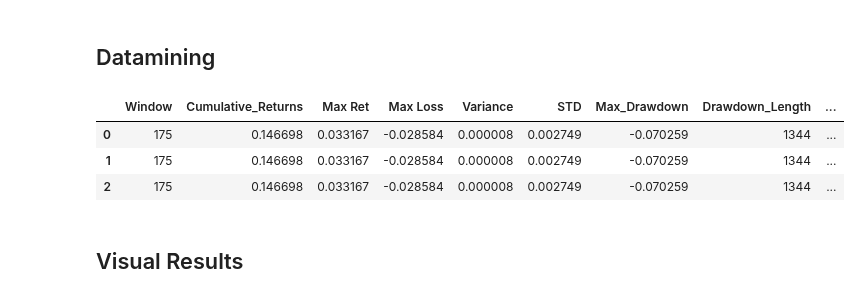
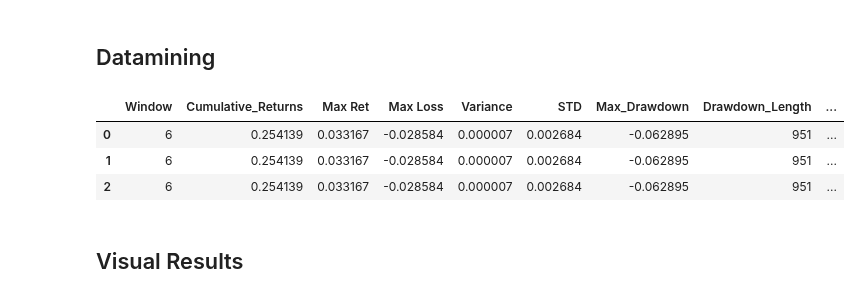
Before and after one commit to adamd1985/intra_day_futures_arb, a Jupyter notebook: ta_momentum.ipynb, the cells around one changed output. Saved outputs shown, nothing was run; the diff lists cells and outputs as text; code cells hidden in the pictures.

```diff
--- a/ta_momentum.ipynb
+++ b/ta_momentum.ipynb
@@ -156,10 +157,0 @@ where:
-# %%
-def get_tsmom_signals(prices, look_back_period=HALF_LIFE):
-    momentum = prices / prices.shift(look_back_period) - 1
-    signals = np.where(momentum > 0, 1, -1)
-    signals_df = pd.DataFrame(signals, index=prices.index, columns=["MOM"])
-
-    return signals_df
-
-tsmom_signals = get_tsmom_signals(target_fut_df[f"{TARGET_FUT}_Close"])
-tsmom_signals
@@ -180,0 +158,18 @@ tsmom_signals
+# %%
+def get_tsmom_signals(prices, lookback, period):
+    def get_auto_covariance(returns, window):
+        mean_returns = returns.rolling(window=window).mean()
+        auto_cov = (returns - mean_returns).rolling(window=window).apply(lambda x: np.cov(x, x)[0, 1])
+        return auto_cov
+
+    returns = prices.pct_change().fillna(0.)
+    auto_cov = get_auto_covariance(returns, lookback).fillna(0.)
+
+    signals = np.sign(auto_cov)
+    signals_df = pd.DataFrame({
+        'TSMOM': signals,
+    }, index=returns.index)
+    return signals_df
+
+tsmom_signals = get_tsmom_signals(target_fut_df[f"{TARGET_FUT}_Close"], lookback=abs(HALF_LIFE), period=INTERVAL)
+tsmom_signals
@@ -186,12 +196,13 @@ import itertools
 import math
 from scipy.stats import skew, kurtosis
 
-def tsmom_backtest(df, target_col, window):
+def tsmom_backtest(df, target_col, window=abs(HALF_LIFE), period=INTERVAL):
     df = df.copy()
     df['Closed'] = 0
     df['Position'] = 0
     df['Ret'] = 0.0
-    df['TSMOM'] = get_tsmom_signals(df[target_col], window)
+    ts_mom_df = get_tsmom_signals(target_fut_df[f"{TARGET_FUT}_Close"], lookback=window, period=period)
+    df['TSMOM'] = ts_mom_df['TSMOM']
 
 
     df['TSMOM_Shifted'] = df['TSMOM'].shift(1).fillna(0)
@@ -251,7 +262,7 @@ def tsmom_backtest(df, target_col, window):
 
     return df, stats_df
 
-def param_search_tsmom(df, target_col, initial_window=HALF_LIFE, window_factor = 1.5, window_min = 4, intial_std_adjustment=0.5, hurst=HURST):
+def param_search_tsmom(df, target_col, initial_window=HALF_LIFE, window_factor = 1.5, window_min = 4, intial_std_adjustment=0.5):
     assert initial_window > 0 and initial_window > window_min, f"initial_window: {initial_window} > window_min: {window_min}"
 
     num_steps = int(math.log(initial_window / window_min, window_factor)) + 1
@@ -284,37 +295,37 @@ def param_search_tsmom(df, target_col, initial_window=HALF_LIFE, window_factor =
             best_rets_stats = stats_df.copy()
 
         stat = stats_df['Max_Drawdown'].iloc[0]
         if stat > best_mdd:
             best_mdd = stat
             best_mdd_stats = stats_df.copy()
 
     # We're datamining, we need to deflated the sharpe!
     for df in [best_sharpe_stats, best_rets_stats, best_mdd_stats]:
         df['Sharpe'] = deflated_sharpe_ratio(df['Sharpe'].iloc[0],
                                             len(df['Rets'].iloc[0]),
                                             df['Rets_Skew'].iloc[0],
                                             df['Rets_Kurt'].iloc[0],
                                             sharpes,
                                             n_tests)
 
     results_df = pd.concat([best_sharpe_stats.assign(Metric='Sharpe'),
                             best_rets_stats.assign(Metric='Cumulative Returns'),
                             best_mdd_stats.assign(Metric='Max Drawdown')],
                            ignore_index=True)
 
     return results_df
 
 
-stats_df = param_search_tsmom(futs_df, f'{TARGET_FUT}_Close', initial_window=HALF_LIFE, hurst=HURST)
+stats_df = param_search_tsmom(futs_df, f'{TARGET_FUT}_Close', initial_window=HALF_LIFE)
 cumret_df= stats_df[stats_df["Metric"] == "Cumulative Returns"]
 BEST_WINDOW = cumret_df["Window"].values[0]
 
 stats_df.drop(columns=["Rets"])
 # %% [output]
 |  | Window | Cumulative_Returns | Max Ret | Max Loss | Variance | STD | Max_Drawdown | Drawdown_Length | ... |
-| 0 | 175 | 0.146698 | 0.033167 | -0.028584 | 0.000008 | 0.002749 | -0.070259 | 1344 | ... |
-| 1 | 175 | 0.146698 | 0.033167 | -0.028584 | 0.000008 | 0.002749 | -0.070259 | 1344 | ... |
-| 2 | 175 | 0.146698 | 0.033167 | -0.028584 | 0.000008 | 0.002749 | -0.070259 | 1344 | ... |
+| 0 | 6 | 0.254139 | 0.033167 | -0.028584 | 0.000007 | 0.002684 | -0.062895 | 951 | ... |
+| 1 | 6 | 0.254139 | 0.033167 | -0.028584 | 0.000007 | 0.002684 | -0.062895 | 951 | ... |
+| 2 | 6 | 0.254139 | 0.033167 | -0.028584 | 0.000007 | 0.002684 | -0.062895 | 951 | ... |
 # %% [markdown]
 ## Visual Results
 # %%
```
Also changed, not shown: parts of 6 cells of this notebook, 3 other files.
